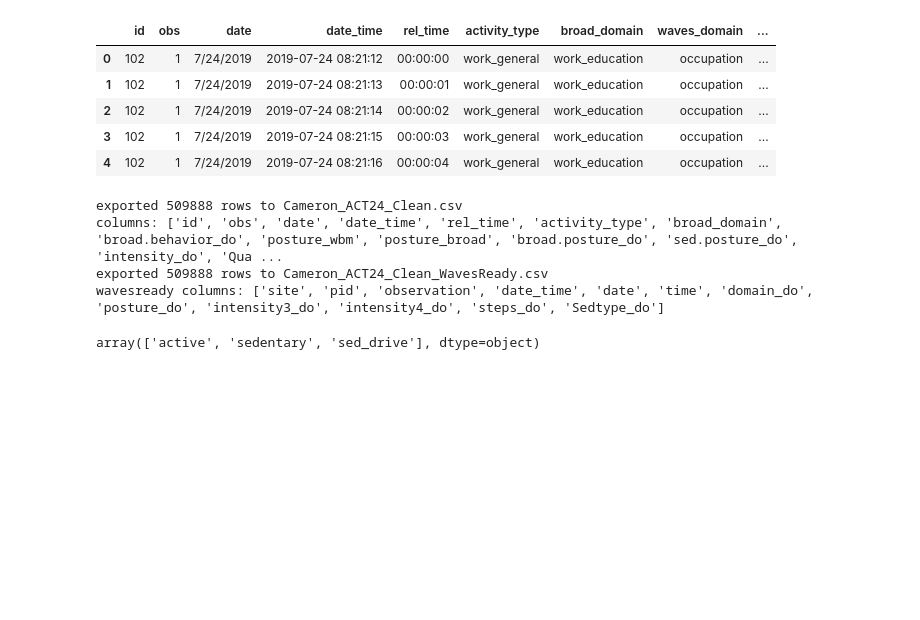
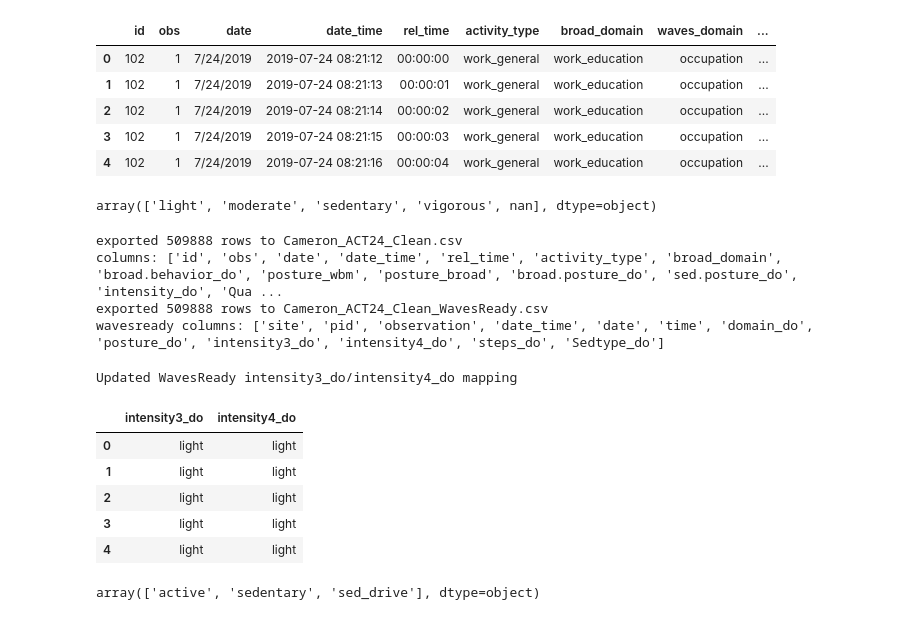
Before and after one commit to CameronWafer/WAVES, a Jupyter notebook: ACT24 Full Code/dataCleanOneChunk_ACT.ipynb, the cells around one changed output. Saved outputs shown, nothing was run; the diff lists cells and outputs as text; code cells hidden in the pictures; blank space fills up the shorter version.

Commit message:
made all of the changes for 3/4/2026 in the docs (WAVES Update 2/20/2026 - ...) tab 2

```diff
--- a/ACT24 Full Code/dataCleanOneChunk_ACT.ipynb
+++ b/ACT24 Full Code/dataCleanOneChunk_ACT.ipynb
@@ -840,6 +840,11 @@ act_wstep_df.rename(columns={
 "intensity" : "intensity_do"}
 , inplace = True
 )
+# %%
+act_test = act_wstep_df.copy()
+act_test["intensity_do"].unique()
+# %% [output]
+array(['light', 'moderate', 'sedentary', 'vigorous', nan], dtype=object)
 # %%
 # export final cleaned dataframe to csv
 output_filename = 'Cameron_ACT24_Clean.csv'
@@ -936,6 +941,47 @@ exported 509888 rows to Cameron_ACT24_Clean.csv
 columns: ['id', 'obs', 'date', 'date_time', 'rel_time', 'activity_type', 'broad_domain', 'broad.behavior_do', 'posture_wbm', 'posture_broad', 'broad.posture_do', 'sed.posture_do', 'intensity_do', 'Qua ...
 exported 509888 rows to Cameron_ACT24_Clean_WavesReady.csv
 wavesready columns: ['site', 'pid', 'observation', 'date_time', 'date', 'time', 'domain_do', 'posture_do', 'intensity3_do', 'intensity4_do', 'steps_do', 'Sedtype_do']
+# %%
+# Post-export correction for WavesReady intensity columns
+# intensity4_do: direct copy of intensity_do
+# intensity3_do: moderate/vigorous collapsed to mvpa
+if "act_wavesready_df" not in globals():
+    act_wavesready_df = pd.read_csv("Cameron_ACT24_Clean_WavesReady.csv")
+
+# Bring intensity_do from act_wstep_df using stable row keys
+if "act_wstep_df" in globals() and all(c in act_wstep_df.columns for c in ["id", "obs", "date_time", "intensity_do"]):
+    _lookup = act_wstep_df[["id", "obs", "date_time", "intensity_do"]].copy()
+    _lookup["pid"] = _lookup["id"].astype("string")
+    _lookup["observation"] = _lookup["obs"]
+
+    act_wavesready_df = act_wavesready_df.merge(
+        _lookup[["pid", "observation", "date_time", "intensity_do"]],
+        on=["pid", "observation", "date_time"],
+        how="left",
+    )
+
+if "intensity_do" in act_wavesready_df.columns:
+    act_wavesready_df["intensity4_do"] = act_wavesready_df["intensity_do"]
+    _int3 = act_wavesready_df["intensity_do"].astype("string").str.strip().str.lower()
+    act_wavesready_df["intensity3_do"] = _int3.where(~_int3.isin(["moderate", "vigorous"]), "mvpa")
+
+# Save only intended WavesReady columns
+wavesready_cols = [
+    "site", "pid", "observation", "date_time", "date", "time",
+    "domain_do", "posture_do", "intensity3_do", "intensity4_do", "steps_do", "Sedtype_do",
+]
+act_wavesready_df = act_wavesready_df[wavesready_cols].copy()
+act_wavesready_df.to_csv("Cameron_ACT24_Clean_WavesReady.csv", index=False)
+print("Updated WavesReady intensity3_do/intensity4_do mapping")
+act_wavesready_df[["intensity3_do", "intensity4_do"]].head()
+# %% [output]
+Updated WavesReady intensity3_do/intensity4_do mapping
+|  | intensity3_do | intensity4_do |
+| 0 | light | light |
+| 1 | light | light |
+| 2 | light | light |
+| 3 | light | light |
+| 4 | light | light |
 # %%
 act_wstep_df["sed.posture_do"].unique()
 # %% [output]
```
Also changed, not shown: 1 other file.
